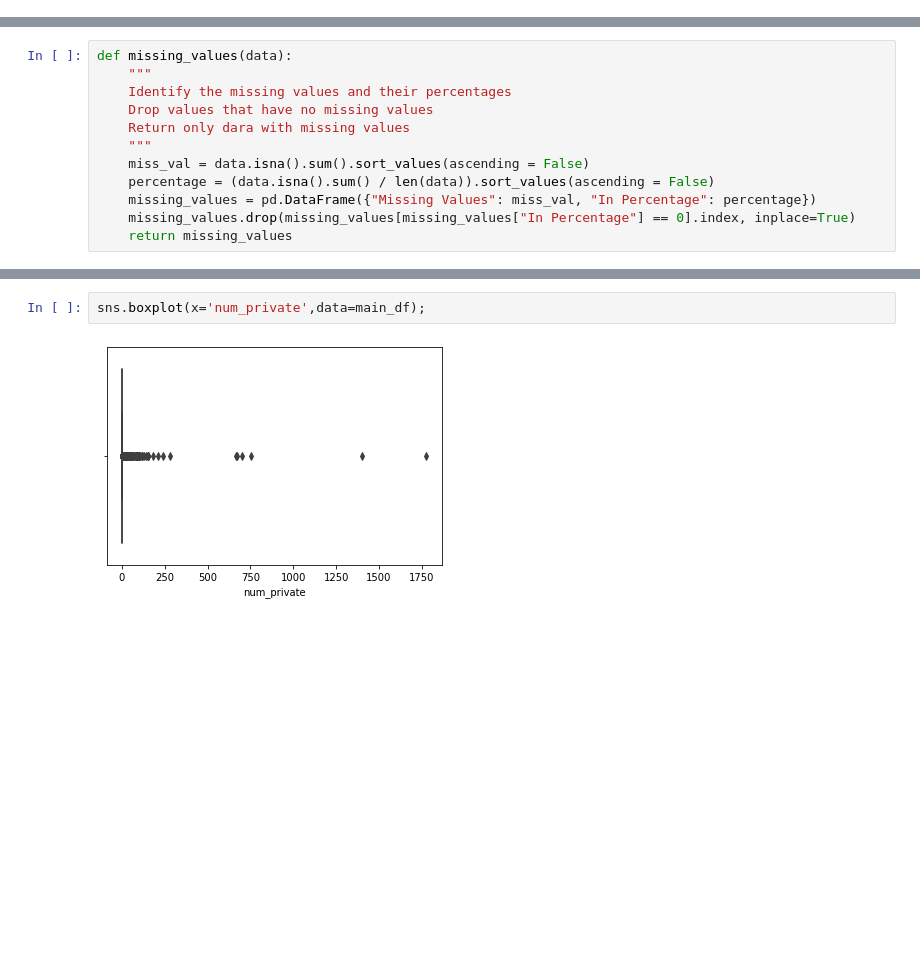
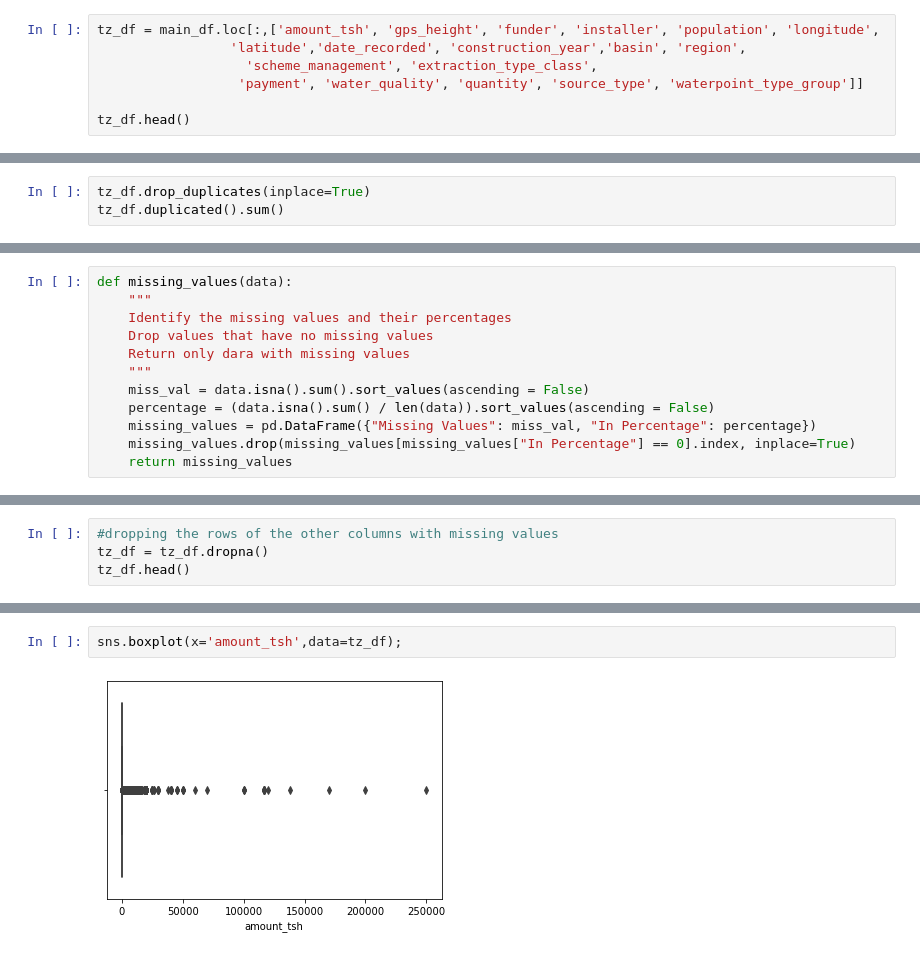
Before and after one commit to brian-magembe/Tanzania_Water_Wells, a Jupyter notebook: The Miner League.ipynb, the cells around one changed output, grey strips where cells are left out. Drawn from its saved outputs; the diff is of its cells as text; blank space fills up the shorter version.

Commit message:
Still on data preparation

```diff
--- a/The Miner League.ipynb
+++ b/The Miner League.ipynb
@@ -199,0 +232,7 @@ There are no duplicates in the data
+# %%
+tz_df = main_df.loc[:,['amount_tsh', 'gps_height', 'funder', 'installer', 'population', 'longitude',
+                 'latitude','date_recorded', 'construction_year','basin', 'region',
+                   'scheme_management', 'extraction_type_class',
+                  'payment', 'water_quality', 'quantity', 'source_type', 'waterpoint_type_group']]
+
+tz_df.head()
@@ -201,0 +258,3 @@ There are no duplicates in the data
+# %%
+tz_df.drop_duplicates(inplace=True)
+tz_df.duplicated().sum()
@@ -238,0 +286,4 @@ main_df.head()
+# %%
+#dropping the rows of the other columns with missing values
+tz_df = tz_df.dropna()
+tz_df.head()
@@ -268,6 +326,6 @@ sns.boxplot(x='population',data=main_df,color='blue');
 # %% [output]
 [figure]
 # %%
-sns.boxplot(x='num_private',data=main_df);
+sns.boxplot(x='amount_tsh',data=tz_df);
 # %% [output]
-[figure, old version]
+[figure, new version]
```
Also changed, not shown: parts of 31 cells of this notebook.
